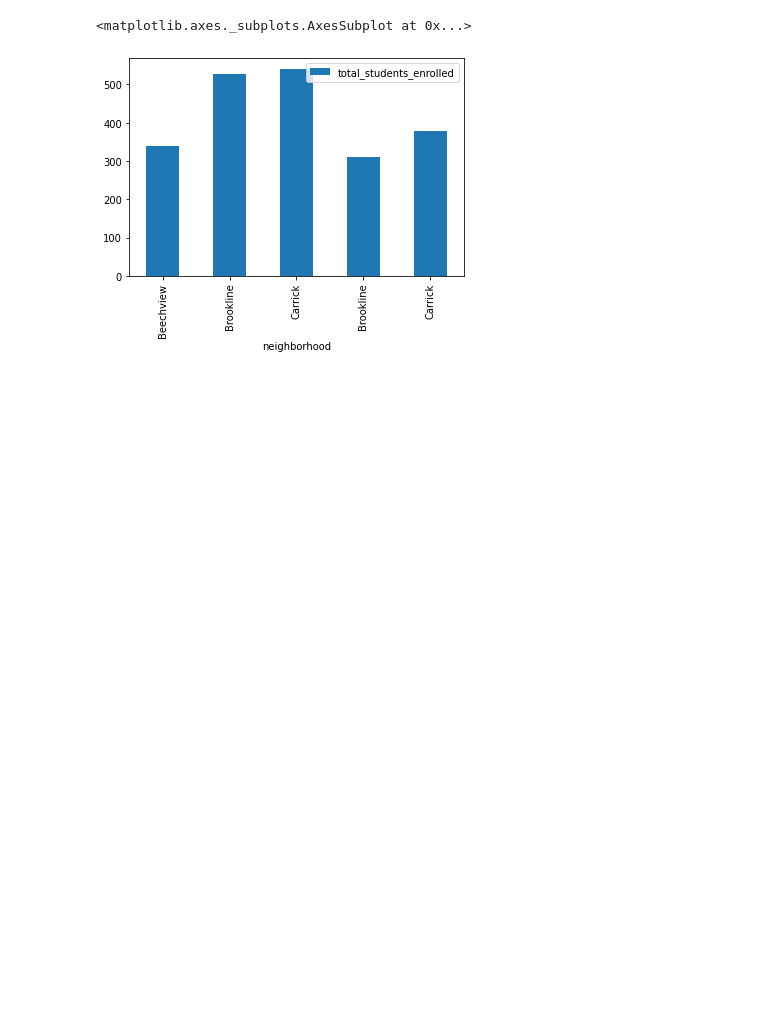
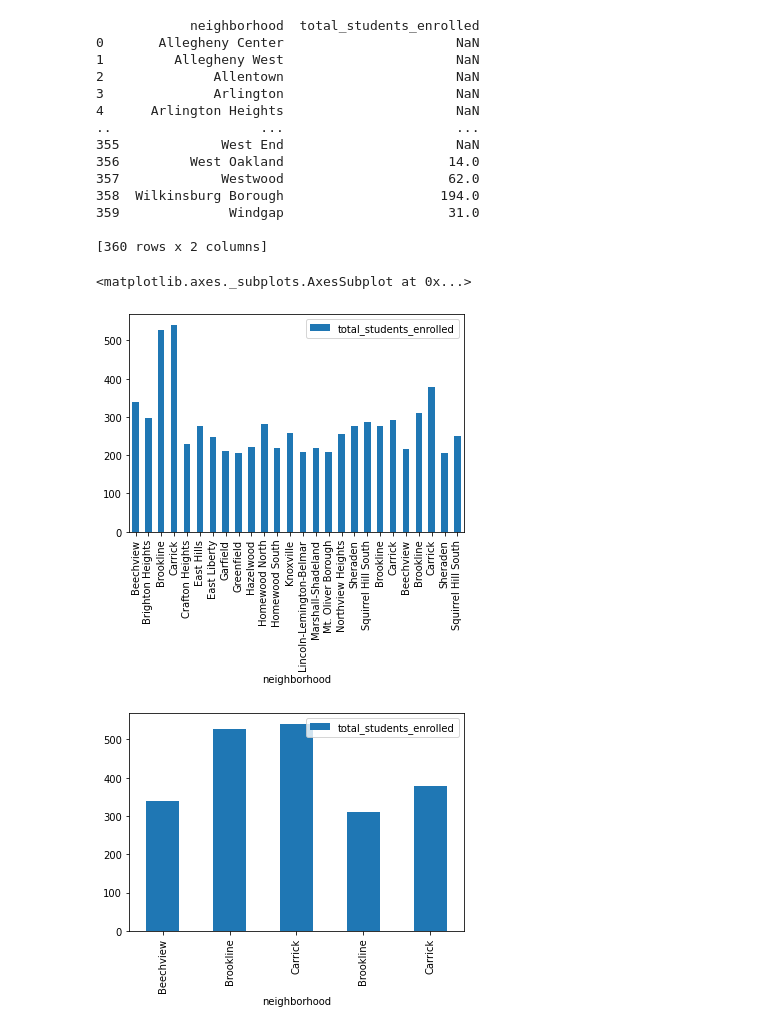
Before and after one commit to aileenala/Final-Project-, a Jupyter notebook: SchoolEnrollment.ipynb, the cells around one changed output. Cells and saved outputs as stored; diff of their text form; code cells hidden in the pictures; blank space fills up the shorter version.

```diff
--- a/SchoolEnrollment.ipynb
+++ b/SchoolEnrollment.ipynb
@@ -1,18 +4,42 @@
 # %%
 import pandas as pd
 import matplotlib.pyplot as plt
 
 enrollment = pd.read_csv("EnrollmentByNeighborhood2020-2021.csv", sep= ",")
+
+#Since I was only interested in the total number of students per school, I only kept two columns:
 enrollment = enrollment[['neighborhood', 'total_students_enrolled']]
-#print(enrollment)
+
+print(enrollment)
 
 
 students = pd.DataFrame(enrollment['total_students_enrolled'])
 
-query_mask = students["total_students_enrolled"] > 300
+#I created a query mask to see which schools have the most enrollment of students: all schools with over 200 students enrolled
+query_mask = students["total_students_enrolled"] > 200
 schools = enrollment[query_mask]
 
 schools.plot(x='neighborhood', y='total_students_enrolled', kind='bar')
+
+top3 = students['total_students_enrolled'] > 300
+top3schools = enrollment[top3]
+
+top3schools.plot(x='neighborhood', y='total_students_enrolled', kind='bar')
 # %% [output]
-<matplotlib.axes._subplots.AxesSubplot at 0x...>
+            neighborhood  total_students_enrolled
+0       Allegheny Center                      NaN
+1         Allegheny West                      NaN
+2              Allentown                      NaN
+3              Arlington                      NaN
+4      Arlington Heights                      NaN
+..                   ...                      ...
+355             West End                      NaN
+356         West Oakland                     14.0
+357             Westwood                     62.0
+358  Wilkinsburg Borough                    194.0
+359              Windgap                     31.0
+
+[360 rows x 2 columns]
+<matplotlib.axes._subplots.AxesSubplot at 0x...>
-[figure, old version]
+[figure, new version]
+[figure, added]
```
Also changed, not shown: parts of 2 cells of this notebook, 1 other file.
